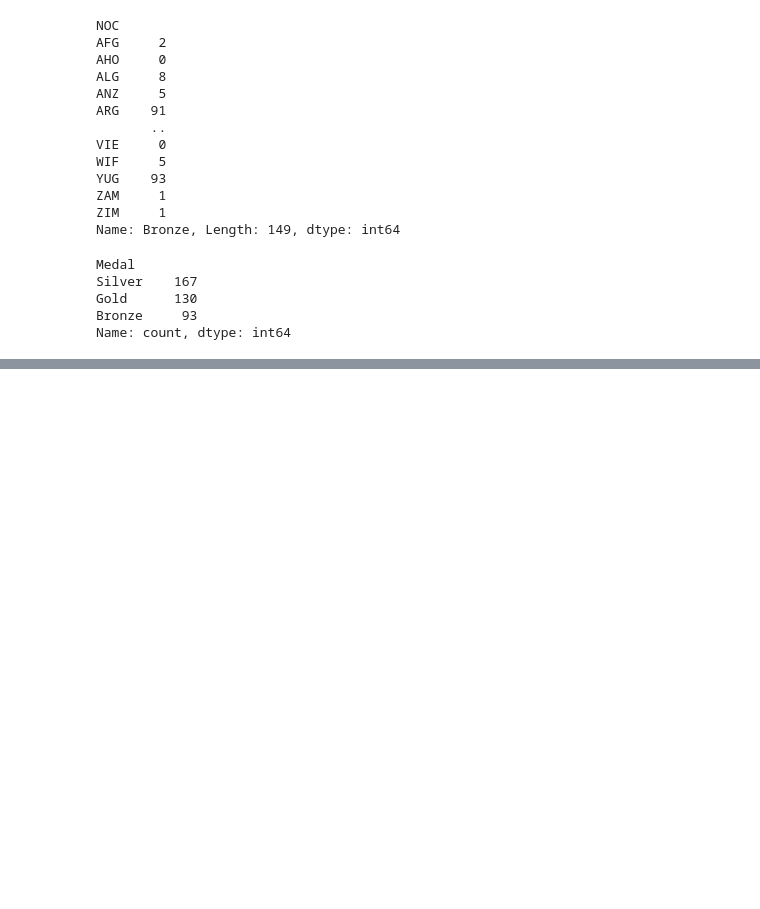
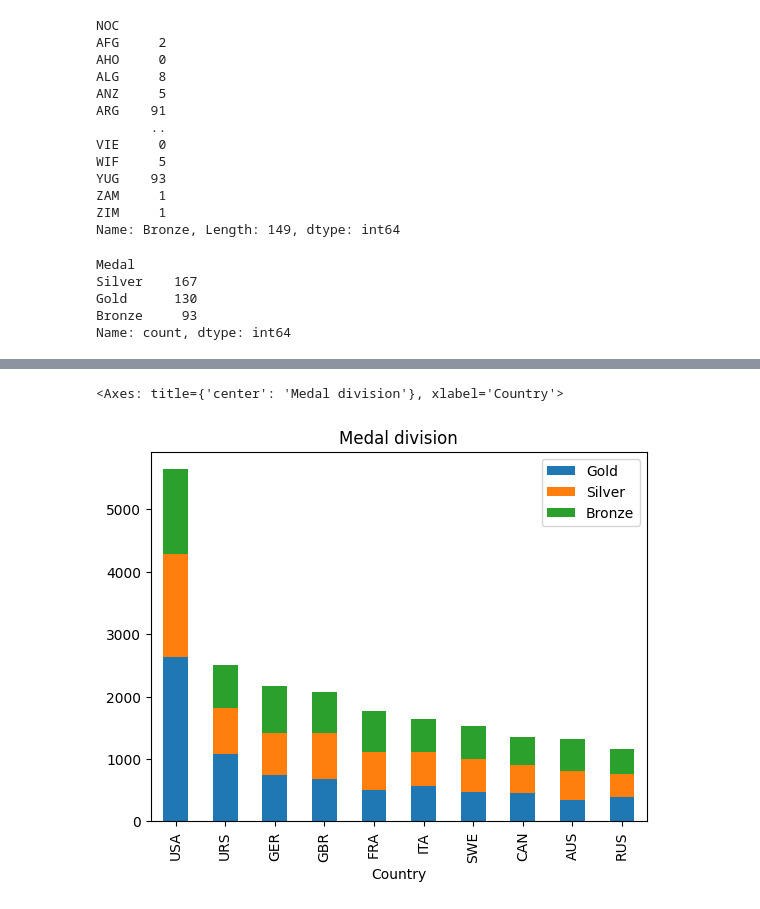
Before and after one commit to NotNulls/olympic_history_analysis, a Jupyter notebook: olympic_data_wrangling.ipynb, the cells around one changed output, grey strips where cells are left out. Saved outputs shown, nothing was run; the diff lists cells and outputs as text; code cells hidden in the pictures; blank space fills up the shorter version.

```diff
--- a/olympic_data_wrangling.ipynb
+++ b/olympic_data_wrangling.ipynb
@@ -283,0 +399,4 @@ for country in unigue_list_of_coutries_participated:
+# %%
+medal_count_df.sort_values('Total', axis = 0, ascending=False, inplace=True)
+temp_medals_df = medal_count_df.drop(['Total'], axis = 1)
+temp_medals_df
@@ -283,0 +417,5 @@ for country in unigue_list_of_coutries_participated:
+# %%
+temp_medals_df.head(10).plot(x = "Country", kind = 'bar', title = 'Medal division', stacked=True)
+# %% [output]
+<Axes: title={'center': 'Medal division'}, xlabel='Country'>
+[figure, added]
```
Also changed, not shown: parts of 21 cells of this notebook.
